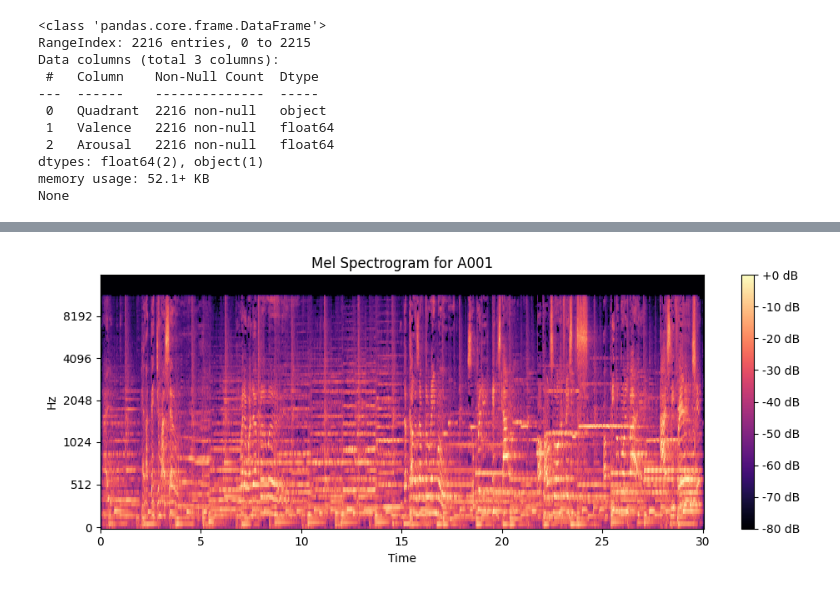
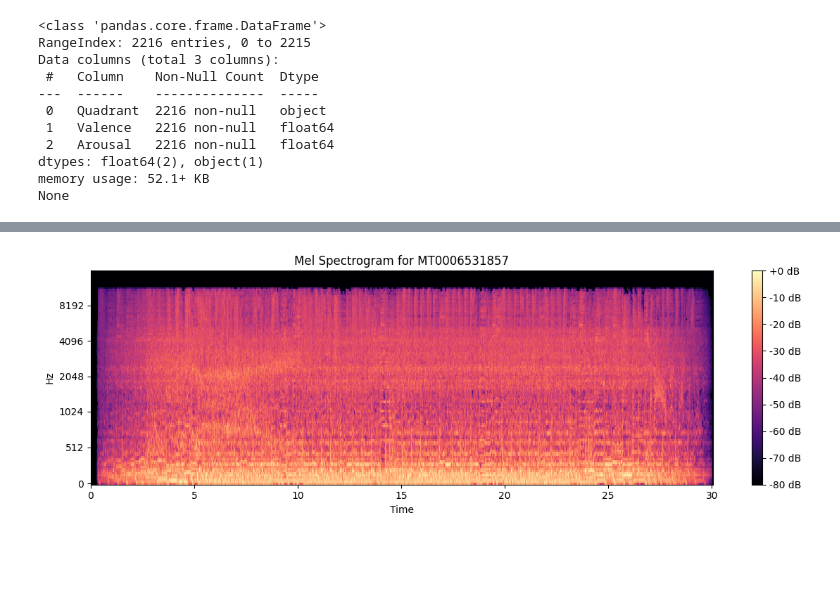
Before and after one commit to GemmaGorey/Dissertation, a Jupyter notebook: Dissertation_GG.ipynb, the cells around one changed output, grey strips where cells are left out. Saved outputs shown, nothing was run; the diff lists cells and outputs as text; code cells hidden in the pictures; blank space fills up the shorter version.

```diff
--- a/Dissertation_GG.ipynb
+++ b/Dissertation_GG.ipynb
@@ -210,46 +216,78 @@ def load_song_data(song_id, lyric_id, quadrant):
 
         #Process Audio into a Mel Spectrogram
         mel_spectrogram = librosa.feature.melspectrogram(y=audio_waveform, sr=sample_rate)
+
         # Convert to decibels
         db_spectrogram = librosa.power_to_db(mel_spectrogram, ref=np.max)
 
         # load lyrics text
         with open(lyrics_path, 'r', encoding='utf-8') as f:
             lyrics_text = f.read()
+#TODO CHECK ALL THESE PARAMETERS AND SEE IF THESE ARE STANDARD OR IF I NEED TO CHANGE ANYTHING
 
-        print(f" Successfully loaded {song_id}")
-        return db_spectrogram, lyrics_text
+        #Tokenise raw text
+        encoded_lyrics = tokenizer(
+            lyrics_text,
+            padding='max_length',
+            truncation=True,
+            max_length=512,
+            return_tensors='pt'
+        )
+
+        print(f"Successfully loaded and processed {song_id}")
+        #returns the spectrogram and the tokenised lyrics
+        return db_spectrogram, encoded_lyrics
 
     except Exception as e:
-        print(f" An error occurred for {song_id}: {e}")
+        print(f"An error occurred for {song_id}: {e}")
         return None, None
 # %%
-# Get the ID and Quadrant from the first row of your dataframe
-test_audio_id = final_df.iloc[0]['Audio_Song']
-test_lyric_id = final_df.iloc[0]['Lyric_Song_x']
-test_quadrant = final_df.iloc[0]['Quadrant']
 
-print(test_audio_id)
-print(test_lyric_id)
-print(test_quadrant)
+#testing the output of the above function by picking a song.
 
-# Call function
-spectrogram, lyrics = load_song_data(test_audio_id, test_lyric_id, test_quadrant)
+#pick a song between 0 and 2215
+test_song_index = 1111
+
+test_audio_id = final_df.iloc[test_song_index]['Audio_Song']
+test_lyric_id = final_df.iloc[test_song_index]['Lyric_Song_x']
+test_quadrant = final_df.iloc[test_song_index]['Quadrant']
+
+print(f"Audio ID: {test_audio_id}")
+print(f"Lyric ID: {test_lyric_id}")
+print(f"Quadrant: {test_quadrant}")
+
+#variables for the spectorgram and tokenised lyrics loaded.
+spectrogram, encoded_lyrics = load_song_data(test_audio_id, test_lyric_id, test_quadrant)
 
 
-# Check the output to see if it worked - lyrics
-if lyrics is not None:
-    print("\n--- Lyrics Sample ---")
-    print(lyrics[:200]) # This prints the first 200 characters of the lyrics
+#check the output of the lyrics
+if encoded_lyrics is not None:
+    print("\n--- Tokenized Lyrics Output ---")
 
-# Check the output of the audio conversion
+    #dictionary of tensors
+    print("Encoded Tensors:")
+    display(encoded_lyrics)
+
+    #readable tokens to check
+    tokens = tokenizer.convert_ids_to_tokens(encoded_lyrics['input_ids'][0])
+
+    print("\nSample of Tokens Produced:")
+    print(tokens[:50])
+
+#check the output of the audio
 if spectrogram is not None:
     print("\n--- Spectrogram Data ---")
-    print(f"Shape: {spectrogram.shape}") # This will be a 2D shape now
+    print(f"Shape: {spectrogram.shape}")
 
-    # --- Visualize the Spectrogram ---
-    plt.figure(figsize=(10, 4))
-    librosa.display.specshow(spectrogram, sr=librosa.get_samplerate(path=os.path.join('/content/drive/MyDrive/dissertation/MERGE_Bimodal_Complete/audio', test_quadrant, f'{test_audio_id}.mp3')), x_axis='time', y_axis='mel')
+    #show spectogram
+    print("\nDisplaying Spectrogram:")
+    plt.figure(figsize=(12, 4))
+    #get the sample rate for the axis display
+    audio_file_path = os.path.join('/content/drive/MyDrive/dissertation/MERGE_Bimodal_Complete/audio', test_quadrant, f'{test_audio_id}.mp3')
+    sr = librosa.get_samplerate(path=audio_file_path)
+
+    librosa.display.specshow(spectrogram, sr=sr, x_axis='time', y_axis='mel')
+
     plt.colorbar(format='%+2.0f dB')
     plt.title(f'Mel Spectrogram for {test_audio_id}')
     plt.tight_layout()
@@ -274 +328 @@ Shape: (128, 1879)
-[figure, old version]
+[figure, new version]
```
Also changed, not shown: parts of 4 cells of this notebook.
